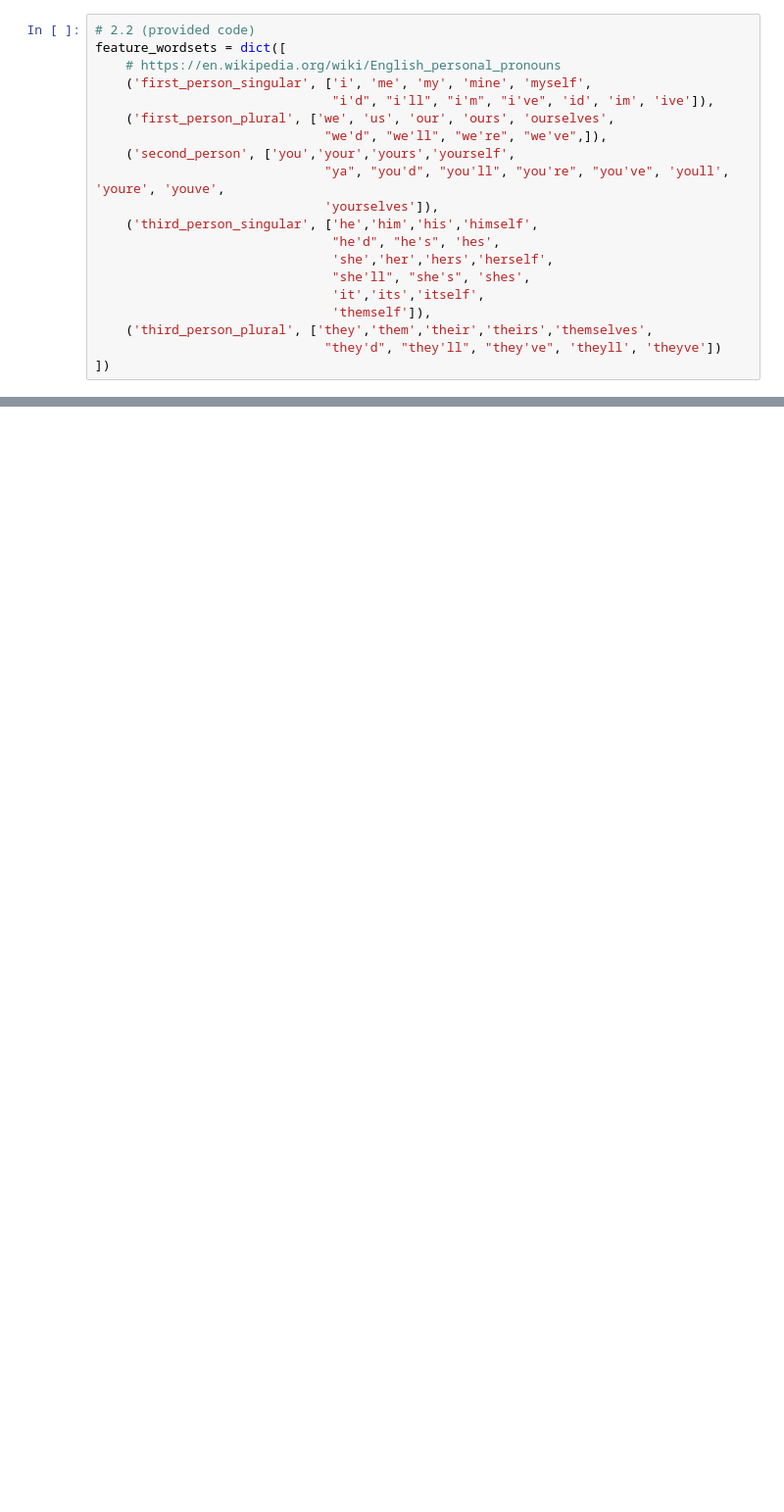
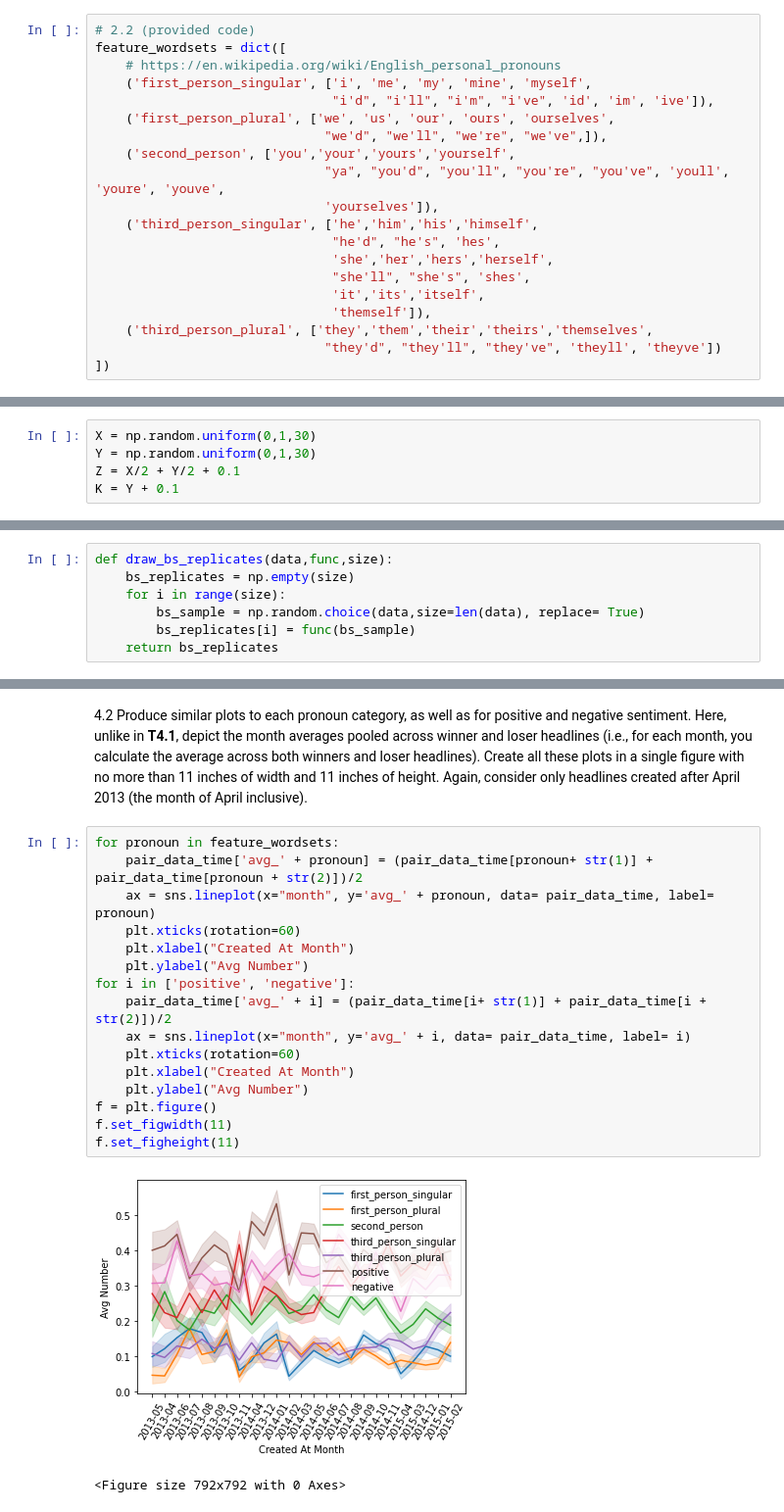
Before and after one commit to Scarlett4431/2022, a Jupyter notebook: Homework/01 - Pandas Data Wrangling and Data Viz/hw1.ipynb, the cells around one changed output, grey strips where cells are left out. Shown: that part at 98% size. Cells and saved outputs as stored; diff of their text form; blank space fills up the shorter version.

```diff
--- a/Homework/01 - Pandas Data Wrangling and Data Viz/hw1.ipynb
+++ b/Homework/01 - Pandas Data Wrangling and Data Viz/hw1.ipynb
@@ -243,0 +406,5 @@ Your third task revolves around the question *how does language impact headlines
+# %%
+X = np.random.uniform(0,1,30)
+Y = np.random.uniform(0,1,30)
+Z = X/2 + Y/2 + 0.1
+K = Y + 0.1
@@ -243,0 +492,7 @@ Your third task revolves around the question *how does language impact headlines
+# %%
+def draw_bs_replicates(data,func,size):
+    bs_replicates = np.empty(size)
+    for i in range(size):
+        bs_sample = np.random.choice(data,size=len(data), replace= True)
+        bs_replicates[i] = func(bs_sample)
+    return bs_replicates
@@ -269,0 +571,22 @@ You can reference images present in the notebook by indicating a task (e.g., ima
+# %% [markdown]
+4.2 Produce similar plots to each pronoun category, as well as for positive and negative sentiment. Here, unlike in **T4.1**, depict the month averages pooled across winner and loser headlines (i.e., for each month, you calculate the average across both winners and loser headlines).
+Create all these plots in a single figure with no more than 11 inches of width and 11 inches of height. Again, consider only headlines created after April 2013 (the month of April inclusive).
+# %%
+for pronoun in feature_wordsets:
+    pair_data_time['avg_' + pronoun] = (pair_data_time[pronoun+ str(1)] + pair_data_time[pronoun + str(2)])/2
+    ax = sns.lineplot(x="month", y='avg_' + pronoun, data= pair_data_time, label= pronoun)
+    plt.xticks(rotation=60)
+    plt.xlabel("Created At Month")
+    plt.ylabel("Avg Number")
+for i in ['positive', 'negative']:
+    pair_data_time['avg_' + i] = (pair_data_time[i+ str(1)] + pair_data_time[i + str(2)])/2
+    ax = sns.lineplot(x="month", y='avg_' + i, data= pair_data_time, label= i)
+    plt.xticks(rotation=60)
+    plt.xlabel("Created At Month")
+    plt.ylabel("Avg Number")
+f = plt.figure()
+f.set_figwidth(11)
+f.set_figheight(11)
+# %% [output]
+[figure, added]
+<Figure size 792x792 with 0 Axes>
```
Also changed, not shown: parts of 62 cells of this notebook, 8 other files.
